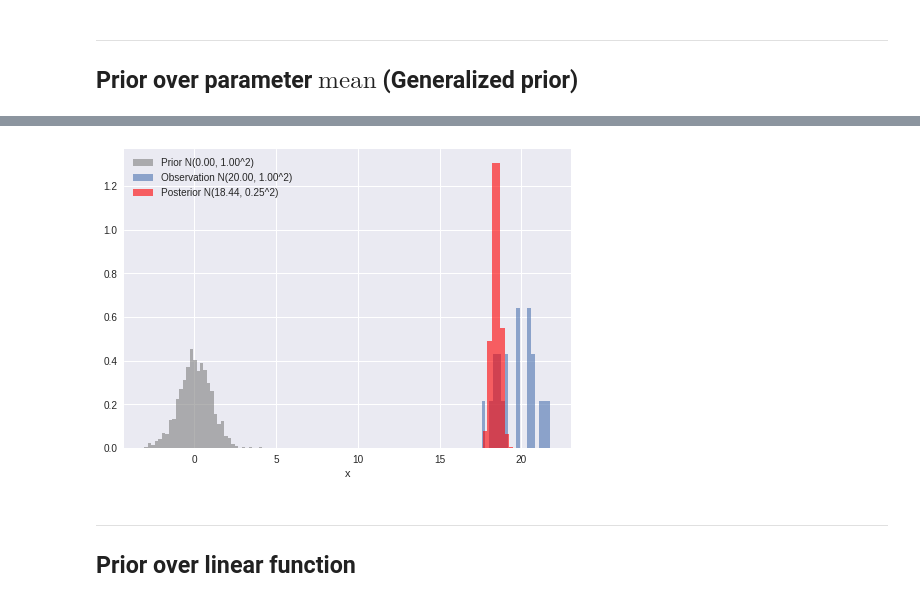
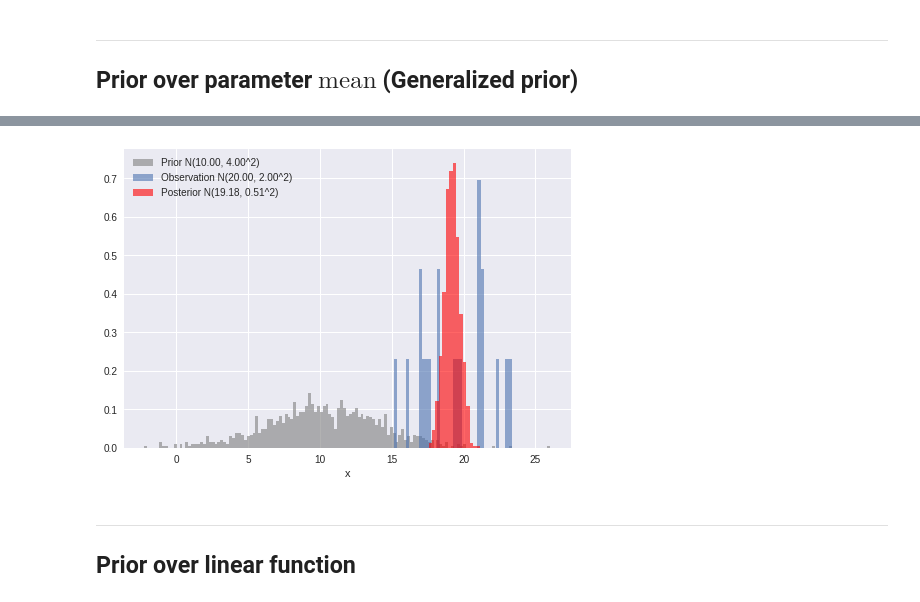
Before and after one commit to BOSS-Danuphan/Classifier-observation, a Jupyter notebook: bayesian_reasoning.ipynb, the cells around one changed output, grey strips where cells are left out. Cells and saved outputs as stored; diff of their text form; code cells hidden in the pictures.

Commit message:
Fix zero mean on generalized prior of one parameter mean, and optimize code on section linear function

```diff
--- a/bayesian_reasoning.ipynb
+++ b/bayesian_reasoning.ipynb
@@ -118,40 +118,40 @@ n_observation = 20
 np.random.seed(1)
 
 mean_true = 20
-std_true = 1
-var_true = 1
+std_true = 2
+var_true = 4
 
 # Prior
-mean_prior = 0
-std_prior = 1
-var_prior = 1
-prior = np.random.normal(size = n_sampling, loc=0, scale=std_prior)
+mean_prior = 10
+std_prior = 4
+var_prior = 16
+prior = np.random.normal(size = n_sampling, loc=mean_prior, scale=std_prior)
 
 # Observation
 observation = np.random.normal(size=n_observation, loc=mean_true, scale=std_true)
 mean_observation = observation.mean()
 std_observation = observation.std()
 var_observation = observation.var()
 
 # Posterior
 var_posterior = var_prior * var_observation / (var_observation + var_prior * len(observation))
 std_posterior = sqrt(var_posterior)
 mean_posterior = (var_observation * mean_prior + var_prior * observation.sum()) / (var_observation + var_prior * len(observation))
 
 posterior = np.random.normal(size=n_sampling, loc=mean_posterior, scale=std_posterior)
 
 plt.figure()
 plt.hist(prior, color='gray', density=True, alpha=0.6, bins=bins_by_width(prior),
          label="Prior N({:.2f}, {:.2f}^2)".format(mean_prior, std_prior))
 plt.hist(observation, density=True, alpha=0.6, bins=bins_by_width(observation),
          label="Observation N({:.2f}, {:.2f}^2)".format(mean_true, std_true))
 plt.hist(posterior, color='r', density=True, alpha=0.6, bins=bins_by_width(posterior),
          label="Posterior N({:.2f}, {:.2f}^2)".format(mean_posterior, std_posterior))
 plt.legend()
 plt.xlabel('x')
 plt.show()
 # %% [output]
-[figure, old version]
+[figure, new version]
 # %% [markdown]
 ---
 ## Prior over linear function
```
Also changed, not shown: parts of 1 cell of this notebook.
